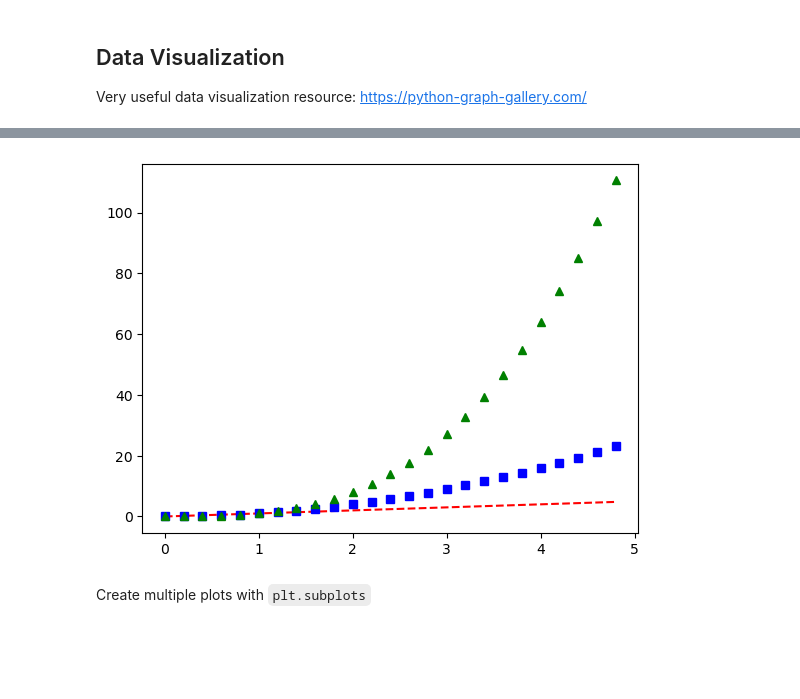
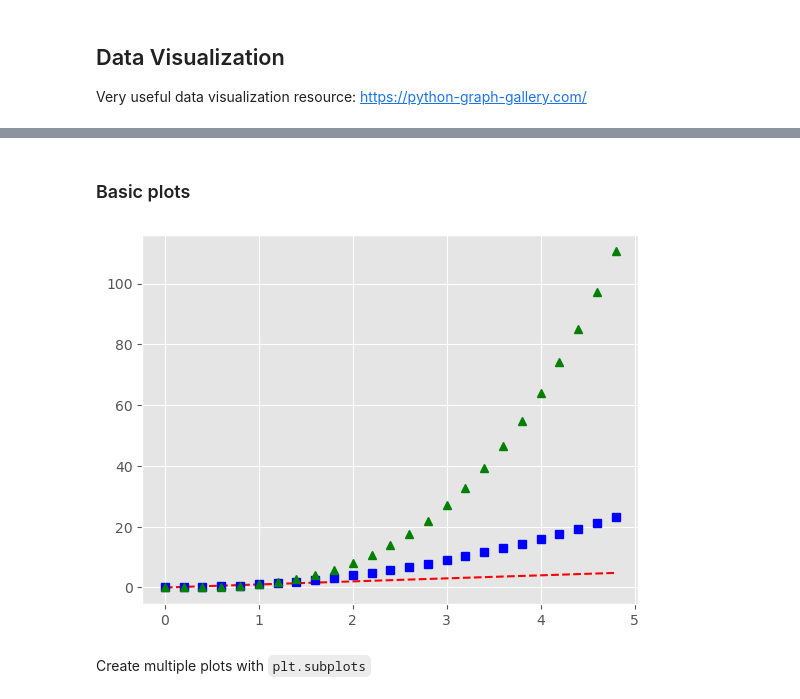
Before and after one commit to t-padma/learning_python, a Jupyter notebook: basic-python/data_viz.ipynb, the cells around one changed output, grey strips where cells are left out. Cells and saved outputs as stored; diff of their text form; code cells hidden in the pictures; blank space fills up the shorter version.

```diff
--- a/basic-python/data_viz.ipynb
+++ b/basic-python/data_viz.ipynb
@@ -17,11 +8,15 @@ plt.show()
+# %% [markdown]
+### Basic plots
 # %%
 # time points
 t = np.arange(0., 5., 0.2)
 
 # red dashes, blue squares and green triangles
+# for more style options - https://matplotlib.org/stable/gallery/style_sheets/style_sheets_reference.html
+plt.style.use('ggplot')
 plt.plot(t, t, 'r--', t, t**2, 'bs', t, t**3, 'g^')
 plt.show()
 # %% [output]
-[figure, old version]
+[figure, new version]
 # %% [markdown]
 Create multiple plots with `plt.subplots`
```
Also changed, not shown: parts of 9 cells of this notebook, 3 other files.
